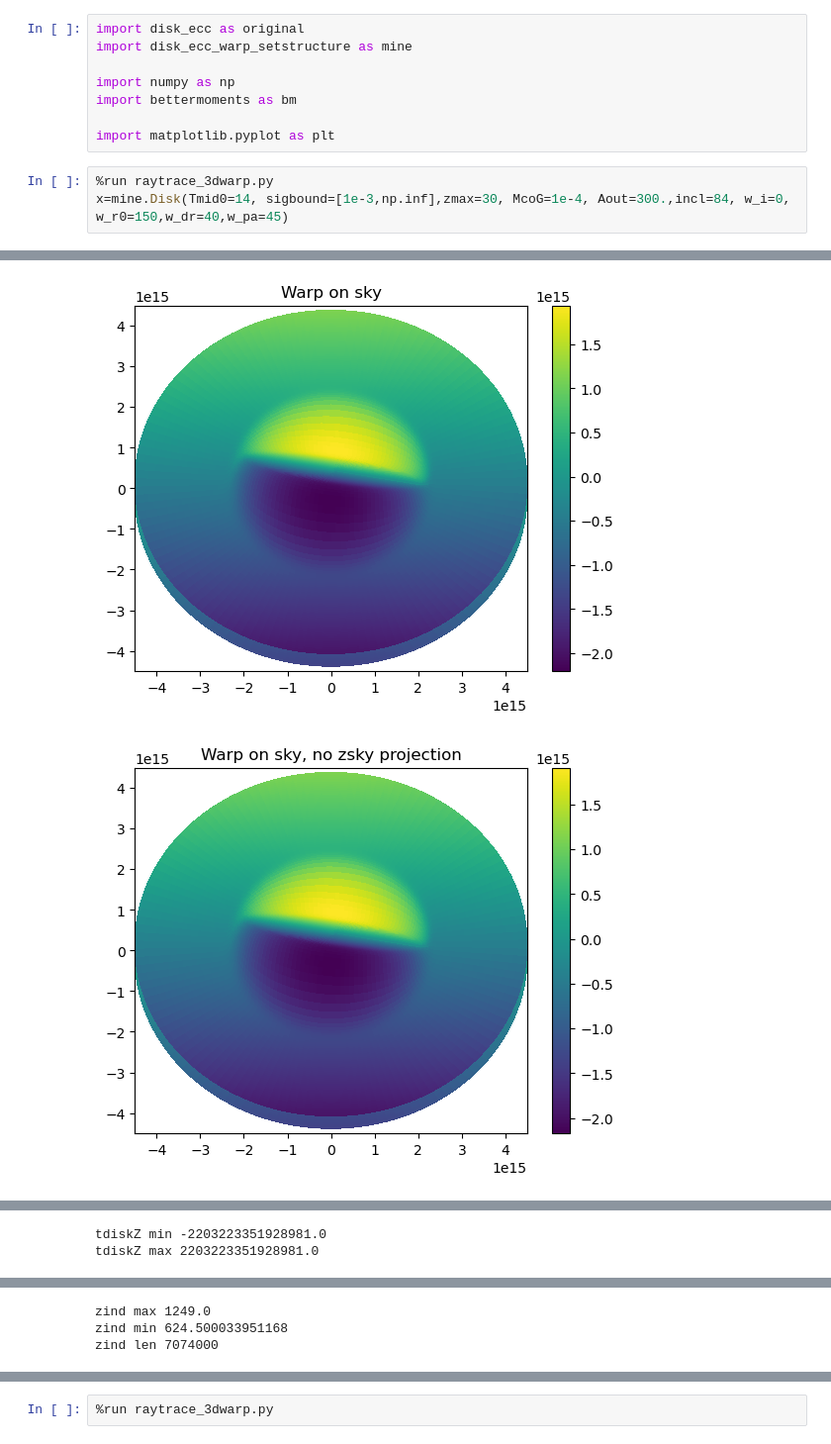
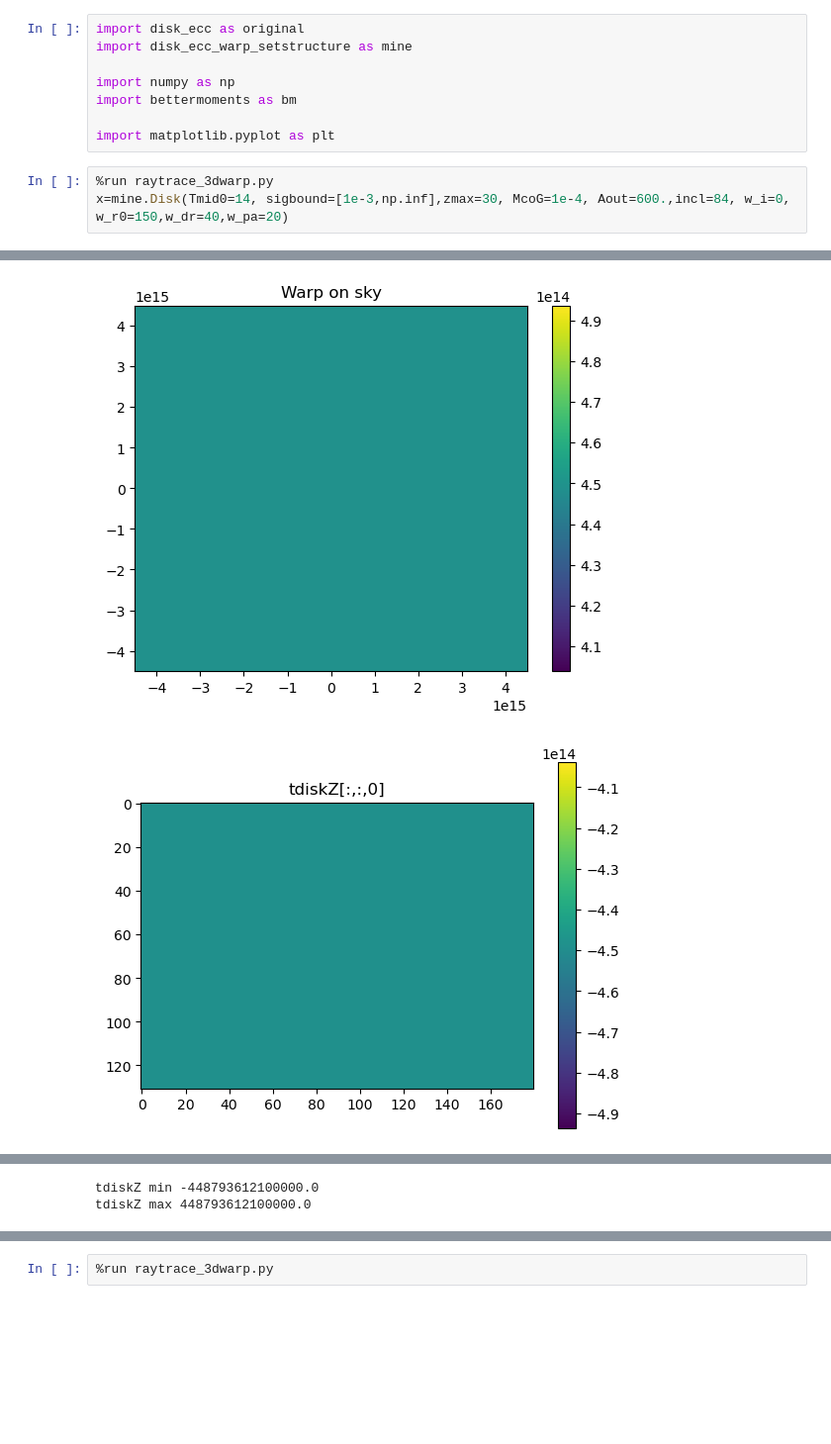
Before and after one commit to theochawla/49ceti_warpmodel, a Jupyter notebook: Warp/warp_last_ditch/run_code.ipynb, the cells around one changed output, grey strips where cells are left out. Shown at 99% size. Saved outputs shown, nothing was run; the diff lists cells and outputs as text; blank space fills up the shorter version.

```diff
--- a/Warp/warp_last_ditch/run_code.ipynb
+++ b/Warp/warp_last_ditch/run_code.ipynb
@@ -8,5 +8,5 @@ import bettermoments as bm
 import matplotlib.pyplot as plt
 # %%
 %run raytrace_3dwarp.py
-x=mine.Disk(Tmid0=14, sigbound=[1e-3,np.inf],zmax=30, McoG=1e-4, Aout=300.,incl=84, w_i=0, w_r0=150,w_dr=40,w_pa=45)
+x=mine.Disk(Tmid0=14, sigbound=[1e-3,np.inf],zmax=30, McoG=1e-4, Aout=600.,incl=84, w_i=0, w_r0=150,w_dr=40,w_pa=20)
 # %% [output]
@@ -28,2 +20,2 @@ normal zsky_w True
-[figure, old version]
+[figure, new version]
-[figure, old version]
+[figure, new version]
@@ -30,0 +23,2 @@ normal zsky_w True
+tdiskZ min -448793612100000.0
+tdiskZ max 448793612100000.0
@@ -32,2 +25,0 @@ normal zsky_w True
-tdiskZ min -2203223351928981.0
-tdiskZ max 2203223351928981.0
@@ -43,3 +27,0 @@ zf last 10 [4.42325810e+14 4.43044455e+14 4.43763099e+14 4.44481744e+14
-zind max 1249.0
-zind min 624.500033951168
-zind len 7074000
```
Also changed, not shown: parts of 1 cell of this notebook, 1 other file.
